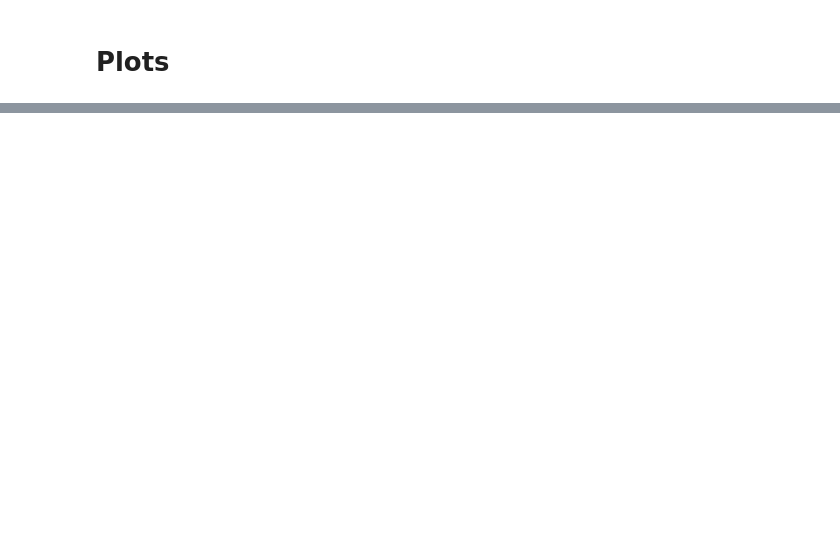
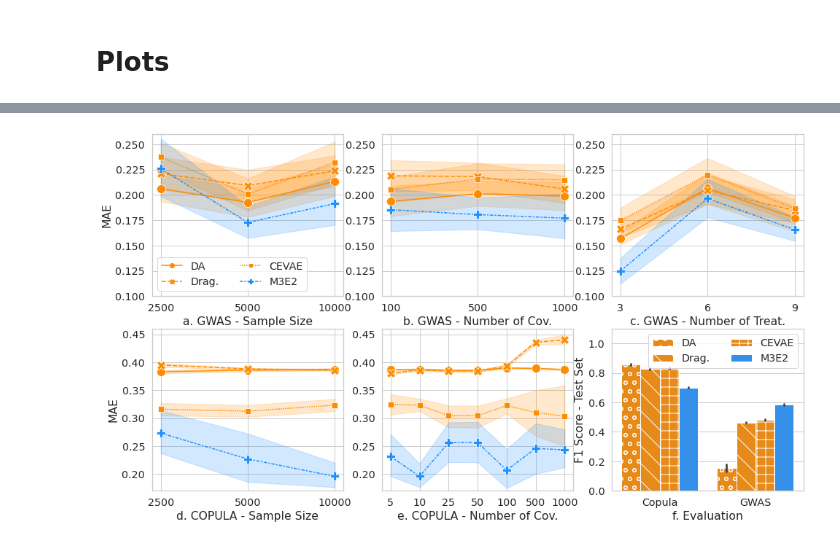
Before and after one commit to raquelaoki/M3E2, a Jupyter notebook: M3E2_plots.ipynb, the cells around one changed output, grey strips where cells are left out. Drawn from its saved outputs; the diff is of its cells as text; code cells hidden in the pictures; blank space fills up the shorter version.

```diff
--- a/M3E2_plots.ipynb
+++ b/M3E2_plots.ipynb
@@ -41,0 +186,14 @@ listfile
+# %%
+#LOADING ALL FILES IN ONE DB
+dataname = 'gwas'
+listfile1 = pd.read_csv(path+'listfile_exp_'+dataname+'.csv',sep=',',index_col=None)
+bd_gwas = read_all_configs(listfile1)
+bd_gwas['Method'] = bd_gwas['Method'].str.replace("Dragonnet",'Drag.')
+bd_gwas = bd_gwas[bd_gwas['Method']!='HiCI']
+
+
+dataname = 'copula'
+listfile2 = pd.read_csv(path+'listfile_exp_'+dataname+'.csv',sep=',',index_col=None)
+bd_copula = read_all_configs(listfile2,True)
+bd_copula['Method'] = bd_copula['Method'].str.replace("Dragonnet",'Drag.')
+bd_copula = bd_copula[bd_copula['Method']!='HiCI']
@@ -42,2 +266,88 @@ listfile
+# %%
+#plot line - GWAS and copula
+colors = ['#FF8C00','#FF8C00', '#FF8C00', '#1e90ff']
+
+fig, ((ax0,ax1,ax2),(ax3,ax4,ax5)) = plt.subplots(ncols=3, nrows=2, figsize = [16,9]) #)
+ymin, ymax = 0.10, 0.26
+
+mysamplesize = ['config1a','config1b','config1c']
+bd_gwas_n = bd_gwas[bd_gwas['config'].isin(mysamplesize)]
+sns.lineplot(data=bd_gwas_n, x="sample_size", y="MAE",ax=ax0,hue='Method',
+             style='Method',markers=True,palette=sns.color_palette(colors),
+             legend='brief', markersize=12)
+ax0.axis(ymin=ymin,ymax=ymax)
+ax0.set(xlabel='a. GWAS - Sample Size')
+#ax0.set_title('a. Sample Size',fontsize=14)
+ax0.legend(ncol=2)#, colors=sns.color_palette(colors))
+
+mysamplesize = ['config1e','config1f','config1g','config1d']
+bd_gwas_t = bd_gwas[bd_gwas['config'].isin(mysamplesize)]
+sns.lineplot(data=bd_gwas_t, x="treatments", y="MAE",ax=ax2,hue='Method',
+             style='Method',markers=True,palette=sns.color_palette(colors),
+             markersize=12)
+ax2.axis(ymin=ymin,ymax=ymax)
+ax2.set(xlabel='c. GWAS - Number of Treat.',ylabel='')
+ax2.legend([],[], frameon=False)
+#ax2.set_title('c. Number of Treatments',fontsize=14)
+
+mysamplesize = ['config1i','config1j','config1k']
+bd_gwas_c = bd_gwas[bd_gwas['config'].isin(mysamplesize)]
+sns.lineplot(data=bd_gwas_c, x="confounders", y="MAE",ax=ax1,hue='Method',
+             style='Method',markers=True,palette=sns.color_palette(colors),
+             markersize=12)
+ax1.axis(ymin=ymin,ymax=ymax)
+ax1.set(xlabel='b. GWAS - Number of Cov.',ylabel='')
+ax1.legend([],[], frameon=False)
+#ax1.set_title('b. Number of Covariates',fontsize=14)
+
+ymin, ymax = 0.17, 0.46
+
+mysamplesize = ['config2a','config2b','config2c']
+bd_copula_n = bd_copula[bd_copula['config'].isin(mysamplesize)]
+sns.lineplot(data=bd_copula_n, x="sample_size", y="MAE",ax=ax3,hue='Method',
+             style='Method',markers=True,palette=sns.color_palette(colors),
+             markersize=12)
+ax3.axis(ymin=ymin,ymax=ymax)
+ax3.set(xlabel='d. COPULA - Sample Size')
+ax3.legend([],[], frameon=False)
+#ax3.set_title('d. Sample Size',fontsize=14)
+
+#ax3.legend(ncol=2)
+
+mysamplesize = ['config2d','config2e','config2f','config2g','config2h','config2i','config2j']
+bd_copula_c = bd_copula[bd_copula['config'].isin(mysamplesize)]
+sns.lineplot(data=bd_copula_c, x="confounders", y="MAE",ax=ax4,hue='Method',
+             style='Method',markers=True,palette=sns.color_palette(colors),
+             markersize=12)
+ax4.axis(ymin=ymin,ymax=ymax)
+ax4.set(xlabel='e. COPULA - Number of Cov.',ylabel='')
+ax4.legend([],[], frameon=False)
+#ax4.set_title('e. Number of Covariates',fontsize=14)
+
+
+bd1 = bd_copula_c[['Method','F1_Test']]
+bd2 = bd_gwas_c[['Method','F1_Test']]
+bd1['Data'] = 'Copula'
+bd2['Data'] = 'GWAS'
+bd = pd.concat([bd1,bd2],axis=0)
+#bd['F1_Test'] = [1-i if i<0.5 else i for i in bd['F1_Test']]
+
+col = ['#FF8C00','#FF8C00','#FF8C00', '#1e90ff']
+col2 = ["#348ABD","#A60628",'#00FF00','#ffffff']
+# Make the barplot
+ax5 = sns.barplot(data=bd,y='F1_Test',hue='Method',x='Data', palette=sns.color_palette(col),saturation=0.8)
+# Define some hatches
+hatches = [ 'o','o','\\', '\\','+', '+','','']
+# Loop over the bars
+for i,thisbar in enumerate(ax5.patches):
+    # Set a different hatch for each bar
+    thisbar.set_hatch(hatches[i])
+ax5.legend(ncol=2,loc='upper right')
+ax5.set(xlabel='f. Evaluation',ylabel='F1 Score - Test Set')
+ax5.axis(ymin=0,ymax=1.1)
+
+plt.savefig('mae_6lines.png', dpi=300, bbox_inches='tight')
+# %% [output]
+[figure, added]
 # %%
 #picking config c as the individual plot results
```
Also changed, not shown: parts of 18 cells of this notebook, 6 other files.
